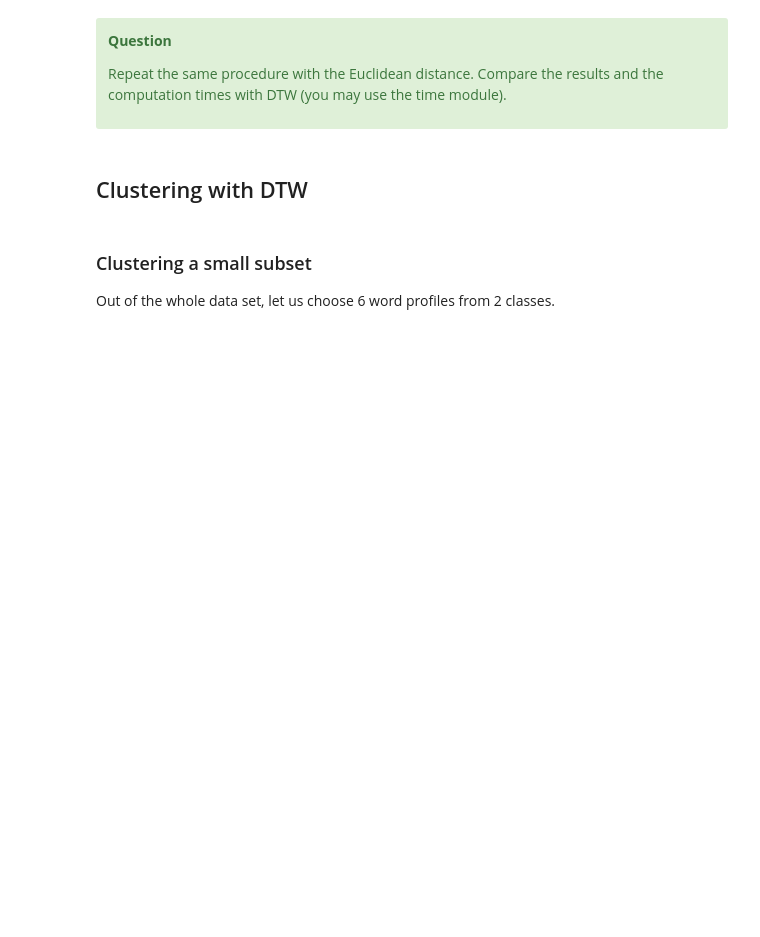
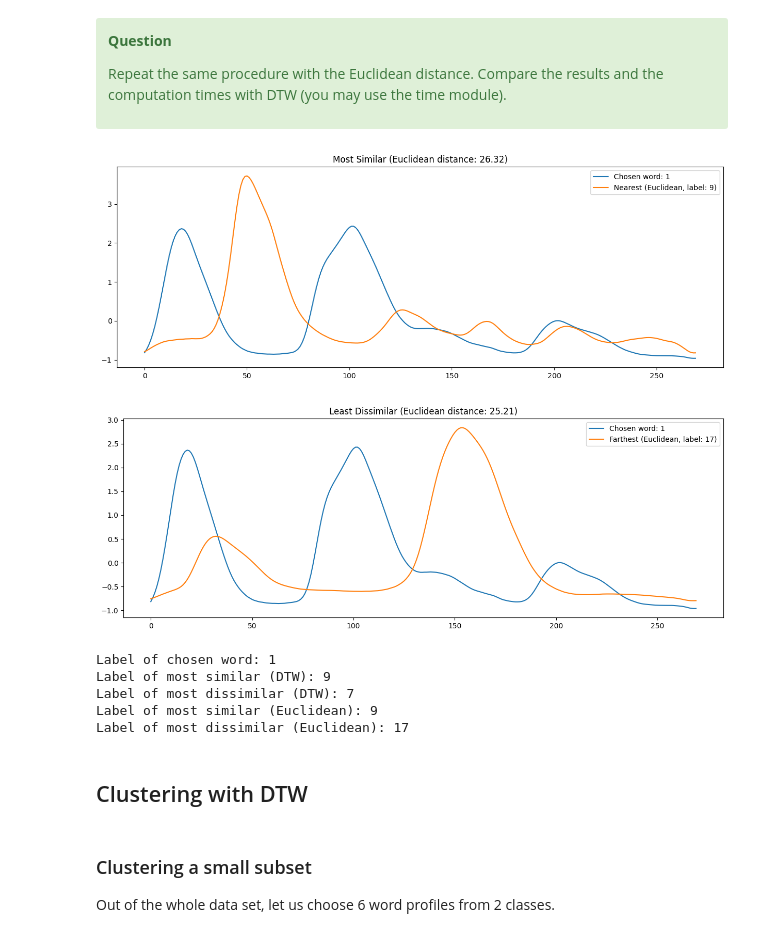
Before and after one commit to janisaiad/timeseries, a Jupyter notebook: notebooks/tp1/01_Clustering_Time_Seriesçjanis.ipynb, the cells around one changed output. Drawn from its saved outputs; the diff is of its cells as text; code cells hidden in the pictures; blank space fills up the shorter version.

```diff
--- a/notebooks/tp1/01_Clustering_Time_Seriesçjanis.ipynb
+++ b/notebooks/tp1/01_Clustering_Time_Seriesçjanis.ipynb
@@ -238,6 +305,45 @@ def get_euclidean_distance(signal_1,signal_2):
     <p><b>Question</b></p>
     <p> Repeat the same procedure with the Euclidean distance. Compare the results and the computation times with DTW (you may use the time module).</p>
 </div>
+# %%
+
+
+nearest_neighbor_word_euclidean, nearest_neighbor_label_euclidean = nearest_neighbor_euclidean(word_1, profiles, labels)
+farthest_neighbor_word_euclidean, farthest_neighbor_label_euclidean = farthest_neighbor_euclidean(word_1, profiles, labels)
+
+
+euclidean_distance_nearest = get_euclidean_distance(word_1, nearest_neighbor_word_euclidean)
+euclidean_distance_farthest = get_euclidean_distance(word_1, farthest_neighbor_word_euclidean)
+
+
+
+fig, ax = plt.subplots(figsize=figsize)
+ax.plot(word_1, label=f"Chosen word: {y_1}")
+ax.plot(nearest_neighbor_word_euclidean, label=f"Nearest (Euclidean, label: {nearest_neighbor_label_euclidean})")
+plt.title(f"Most Similar (Euclidean distance: {euclidean_distance_nearest:.2f})")
+plt.legend()
+plt.show()
+
+fig, ax = plt.subplots(figsize=figsize)
+ax.plot(word_1, label=f"Chosen word: {y_1}")
+ax.plot(farthest_neighbor_word_euclidean, label=f"Farthest (Euclidean, label: {farthest_neighbor_label_euclidean})")
+plt.title(f"Least Dissimilar (Euclidean distance: {euclidean_distance_farthest:.2f})")
+plt.legend()
+plt.show()
+
+print("Label of chosen word:", y_1)
+print("Label of most similar (DTW):", nearest_neighbor_label_dtw)
+print("Label of most dissimilar (DTW):", farthest_neighbor_label_dtw)
+print("Label of most similar (Euclidean):", nearest_neighbor_label_euclidean)
+print("Label of most dissimilar (Euclidean):", farthest_neighbor_label_euclidean)
+# %% [output]
+[figure, added]
+[figure, added]
+Label of chosen word: 1
+Label of most similar (DTW): 9
+Label of most dissimilar (DTW): 7
+Label of most similar (Euclidean): 9
+Label of most dissimilar (Euclidean): 17
 # %% [markdown]
 ## Clustering with DTW
 # %% [markdown]
```
Also changed, not shown: parts of 17 cells of this notebook, 1 other file.
